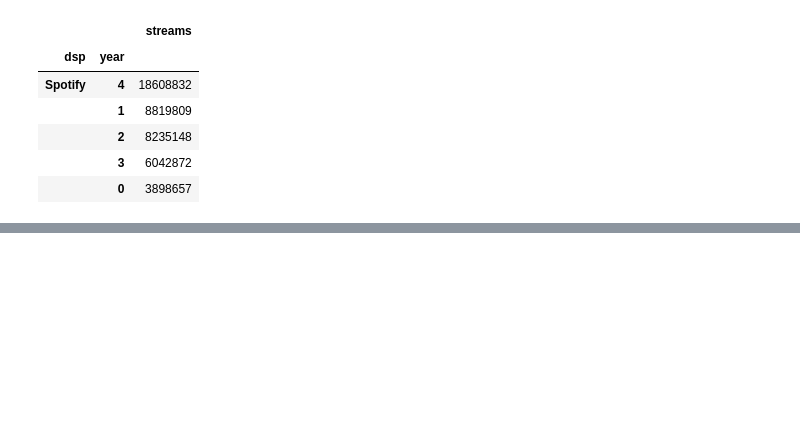
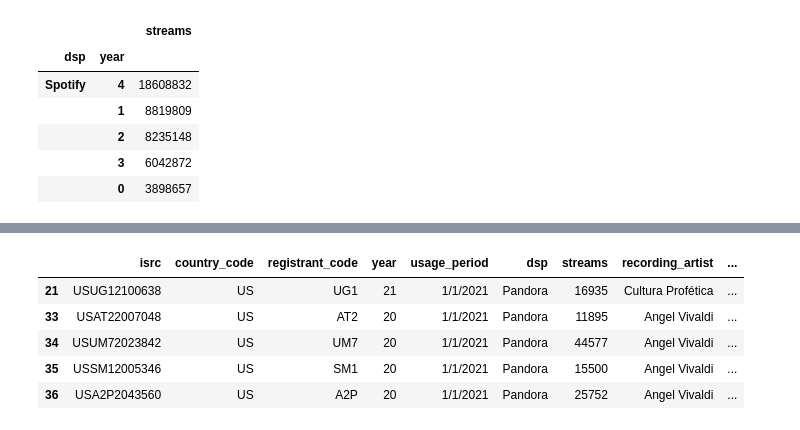
Before and after one commit to LJRollerII/mlc-project-napster, a Jupyter notebook: notebooks/dsp_mlc.ipynb, the cells around one changed output, grey strips where cells are left out. Cells and saved outputs as stored; diff of their text form; code cells hidden in the pictures; blank space fills up the shorter version.

```diff
--- a/notebooks/dsp_mlc.ipynb
+++ b/notebooks/dsp_mlc.ipynb
@@ -534,0 +525,9 @@ Name: streams, Length: 2173, dtype: int32
+# %%
+pandora_no_writer.plot(x='A', y='B')
+# %% [output]
+|  | isrc | country_code | registrant_code | year | usage_period | dsp | streams | recording_artist | ... |
+| 21 | USUG12100638 | US | UG1 | 21 | 1/1/2021 | Pandora | 16935 | Cultura Profética | ... |
+| 33 | USAT22007048 | US | AT2 | 20 | 1/1/2021 | Pandora | 11895 | Angel Vivaldi | ... |
+| 34 | USUM72023842 | US | UM7 | 20 | 1/1/2021 | Pandora | 44577 | Angel Vivaldi | ... |
+| 35 | USSM12005346 | US | SM1 | 20 | 1/1/2021 | Pandora | 15500 | Angel Vivaldi | ... |
+| 36 | USA2P2043560 | US | A2P | 20 | 1/1/2021 | Pandora | 25752 | Angel Vivaldi | ... |
```
Also changed, not shown: parts of 42 cells of this notebook.
